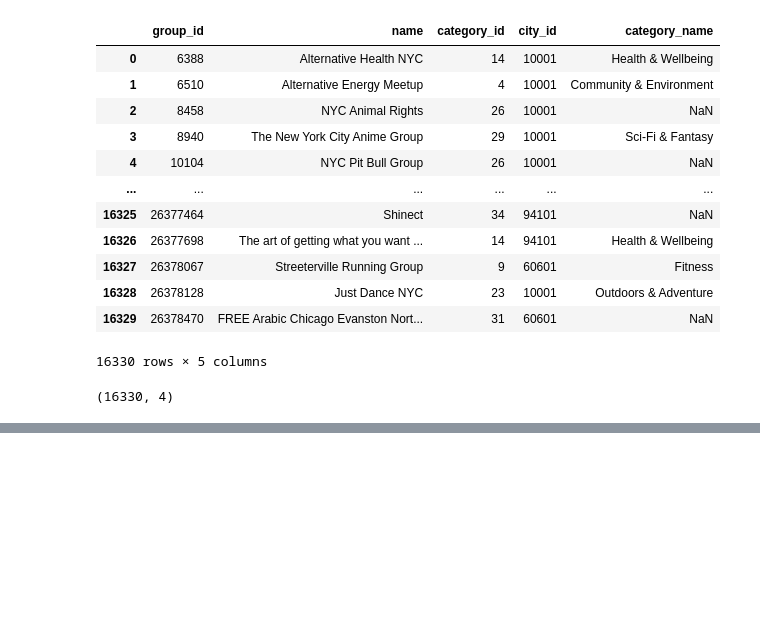
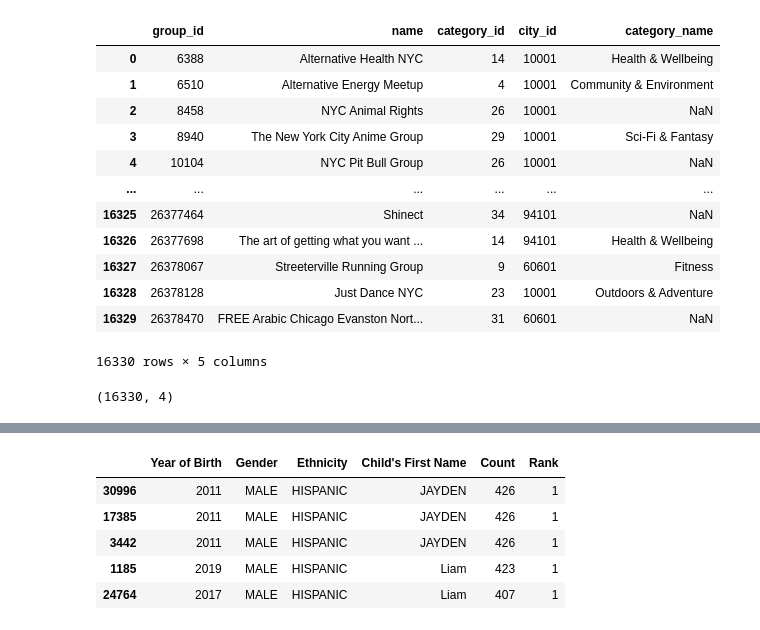
Before and after one commit to chlazaris/pandas_training, a Jupyter notebook: Pandas_Training.ipynb, the cells around one changed output, grey strips where cells are left out. Cells and saved outputs as stored; diff of their text form; code cells hidden in the pictures; blank space fills up the shorter version.

```diff
--- a/Pandas_Training.ipynb
+++ b/Pandas_Training.ipynb
@@ -2394,0 +2412,11 @@ groups.shape
+# %%
+male_baby_names = baby_names[baby_names['Gender']=='MALE']
+# %%
+male_baby_names.sort_values('Count', ascending = False).head()
+# %% [output]
+|  | Year of Birth | Gender | Ethnicity | Child's First Name | Count | Rank |
+| 30996 | 2011 | MALE | HISPANIC | JAYDEN | 426 | 1 |
+| 17385 | 2011 | MALE | HISPANIC | JAYDEN | 426 | 1 |
+| 3442 | 2011 | MALE | HISPANIC | JAYDEN | 426 | 1 |
+| 1185 | 2019 | MALE | HISPANIC | Liam | 423 | 1 |
+| 24764 | 2017 | MALE | HISPANIC | Liam | 407 | 1 |
```
Also changed, not shown: parts of 31 cells of this notebook.
